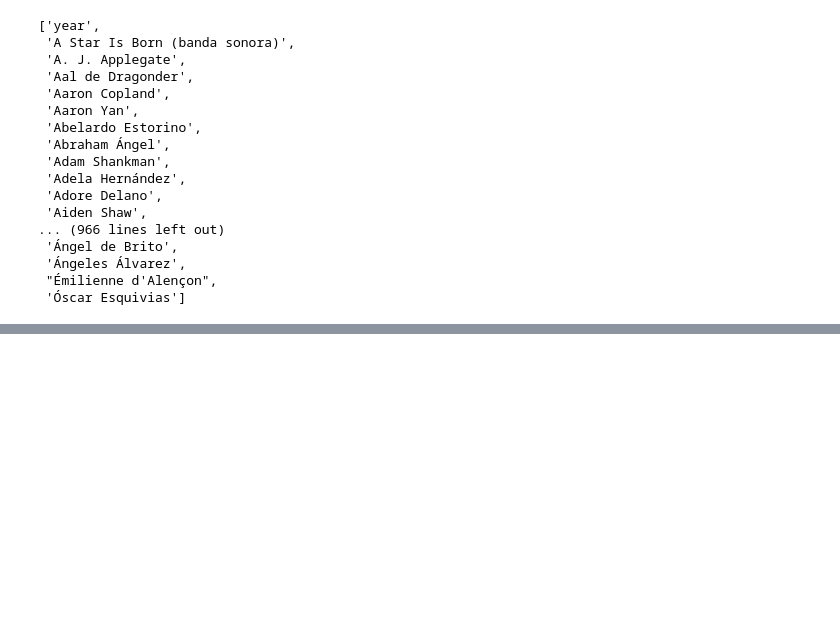
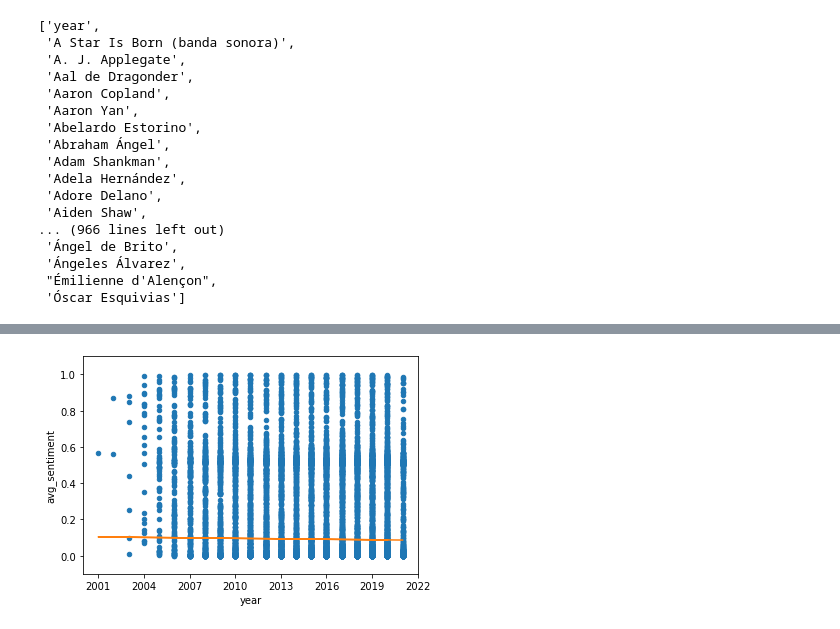
Before and after one commit to DSC180b-group5/final-pipeline, a Jupyter notebook: src/Fixed Effects Notebook.ipynb, the cells around one changed output, grey strips where cells are left out. Drawn from its saved outputs; the diff is of its cells as text; code cells hidden in the pictures; blank space fills up the shorter version.

```diff
--- a/src/Fixed Effects Notebook.ipynb
+++ b/src/Fixed Effects Notebook.ipynb
@@ -192,15 +192,18 @@ years = mdates.YearLocator()   # every year
 months = mdates.MonthLocator()  # every month
 years_fmt = mdates.DateFormatter('%Y')
 # %%
+#import matplotlib.ticker as ticker
+
 ax = new_df.plot(x='year', y='avg_sentiment', kind='scatter')
 ax.plot(X, p.const + p.year * X)
 ax.set_xlim([2000, 2022])
-ax.xaxis.set_major_locator(years)
-ax.xaxis.set_major_formatter(years_fmt)
-ax.xaxis.set_minor_locator(months)
+ax.xaxis.set_major_locator(ticker.MaxNLocator(integer=True))
+
 ax.set_ylim([round(new_df['avg_sentiment'].min()-0.1, 1), round(new_df['avg_sentiment'].max()+0.1, 1)])
 fig = ax.get_figure()
 #fig.savefig('English Results - Mean.png')
+# %% [output]
+[figure, added]
 # %%
 ax2 = new_df.plot(x='year', y='med_sentiment', kind='scatter')
 ax2.plot(X, p2.const + p2.year * X)
```
Also changed, not shown: parts of 3 cells of this notebook, 1 other file.
